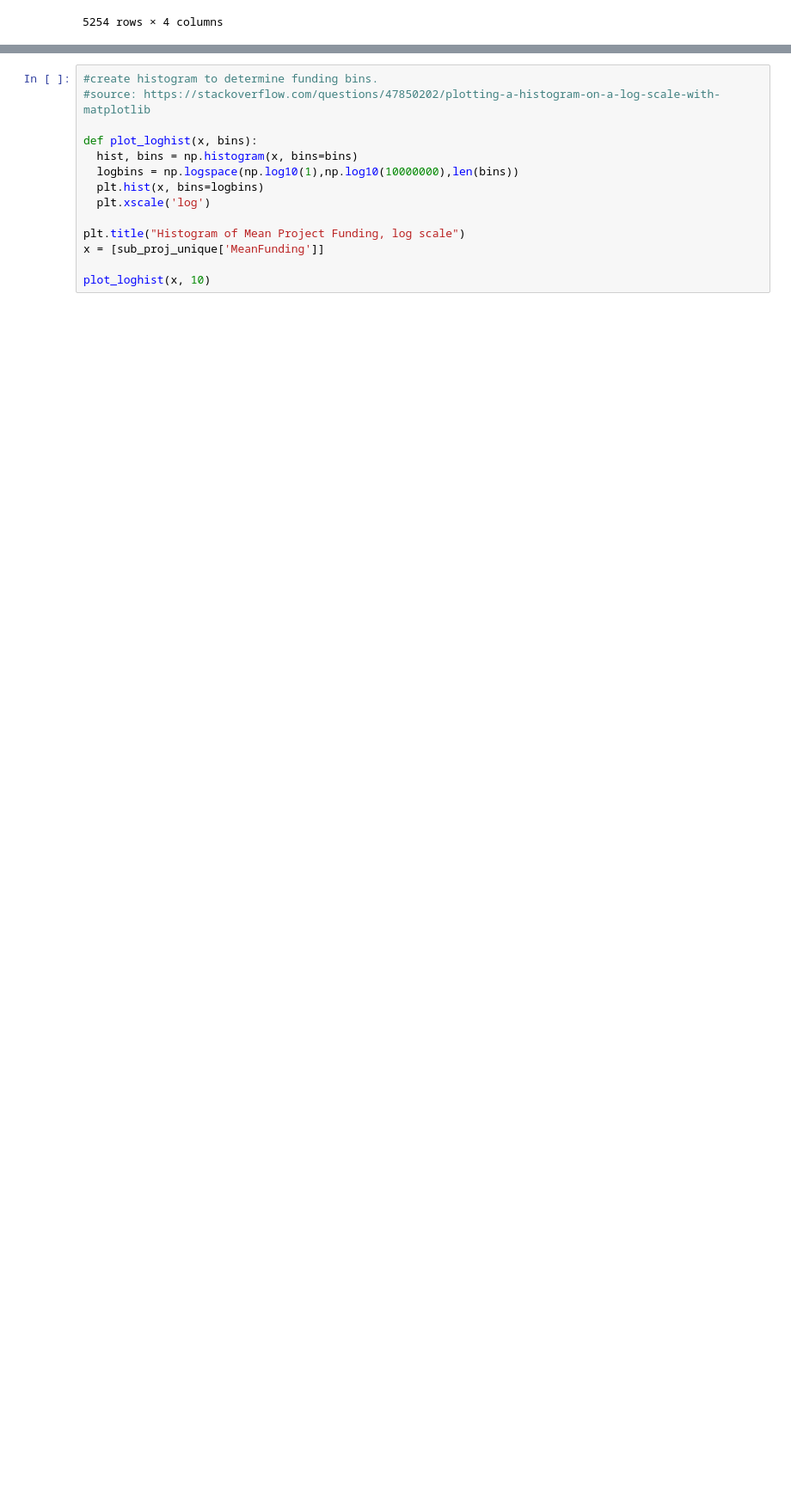
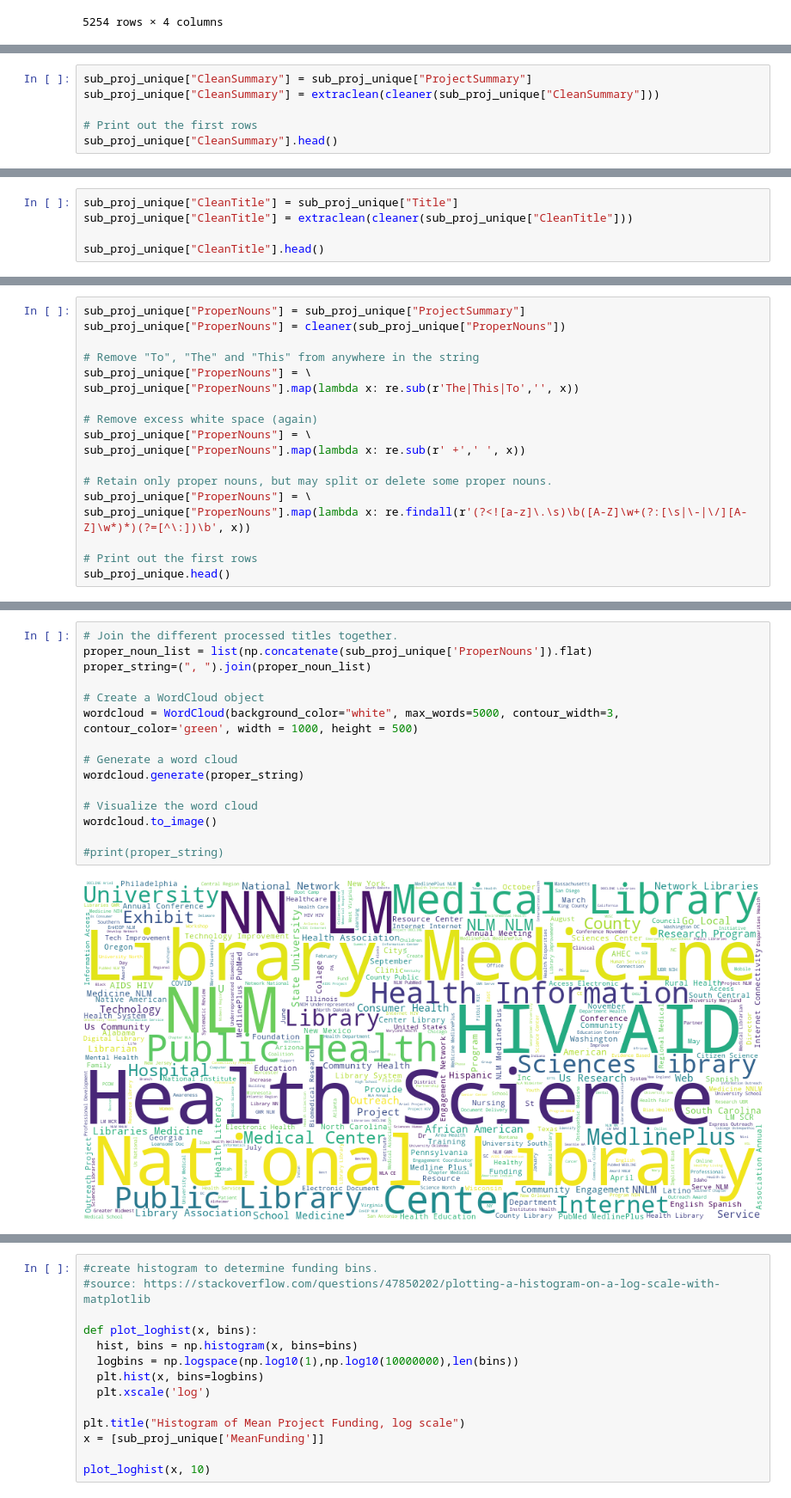
Before and after one commit to rachelfuu/nec-internship-project, a Jupyter notebook: NCDS-Project-Clean.ipynb, the cells around one changed output, grey strips where cells are left out. Shown at 86% size. Drawn from its saved outputs; the diff is of its cells as text; blank space fills up the shorter version.

```diff
--- a/NCDS-Project-Clean.ipynb
+++ b/NCDS-Project-Clean.ipynb
@@ -281,0 +338,6 @@ sub_proj_unique.sort_values("MeanFunding").head()
+# %%
+sub_proj_unique["CleanSummary"] = sub_proj_unique["ProjectSummary"]
+sub_proj_unique["CleanSummary"] = extraclean(cleaner(sub_proj_unique["CleanSummary"]))
+
+# Print out the first rows
+sub_proj_unique["CleanSummary"].head()
@@ -281,0 +353,5 @@ sub_proj_unique.sort_values("MeanFunding").head()
+# %%
+sub_proj_unique["CleanTitle"] = sub_proj_unique["Title"]
+sub_proj_unique["CleanTitle"] = extraclean(cleaner(sub_proj_unique["CleanTitle"]))
+
+sub_proj_unique["CleanTitle"].head()
@@ -281,0 +367,18 @@ sub_proj_unique.sort_values("MeanFunding").head()
+# %%
+sub_proj_unique["ProperNouns"] = sub_proj_unique["ProjectSummary"]
+sub_proj_unique["ProperNouns"] = cleaner(sub_proj_unique["ProperNouns"])
+
+# Remove "To", "The" and "This" from anywhere in the string
+sub_proj_unique["ProperNouns"] = \
+sub_proj_unique["ProperNouns"].map(lambda x: re.sub(r'The|This|To','', x))
+
+# Remove excess white space (again)
+sub_proj_unique["ProperNouns"] = \
+sub_proj_unique["ProperNouns"].map(lambda x: re.sub(r' +',' ', x))
+
+# Retain only proper nouns, but may split or delete some proper nouns.
+sub_proj_unique["ProperNouns"] = \
+sub_proj_unique["ProperNouns"].map(lambda x: re.findall(r'(?<![a-z]\.\s)\b([A-Z]\w+(?:[\s|\-|\/][A-Z]\w*)*)(?=[^\:])\b', x))
+
+# Print out the first rows
+sub_proj_unique.head()
@@ -281,0 +394,17 @@ sub_proj_unique.sort_values("MeanFunding").head()
+# %%
+# Join the different processed titles together.
+proper_noun_list = list(np.concatenate(sub_proj_unique['ProperNouns']).flat)
+proper_string=(", ").join(proper_noun_list)
+
+# Create a WordCloud object
+wordcloud = WordCloud(background_color="white", max_words=5000, contour_width=3, contour_color='green', width = 1000, height = 500)
+
+# Generate a word cloud
+wordcloud.generate(proper_string)
+
+# Visualize the word cloud
+wordcloud.to_image()
+
+#print(proper_string)
+# %% [output]
+[figure, added]
```
Also changed, not shown: parts of 45 cells of this notebook.
